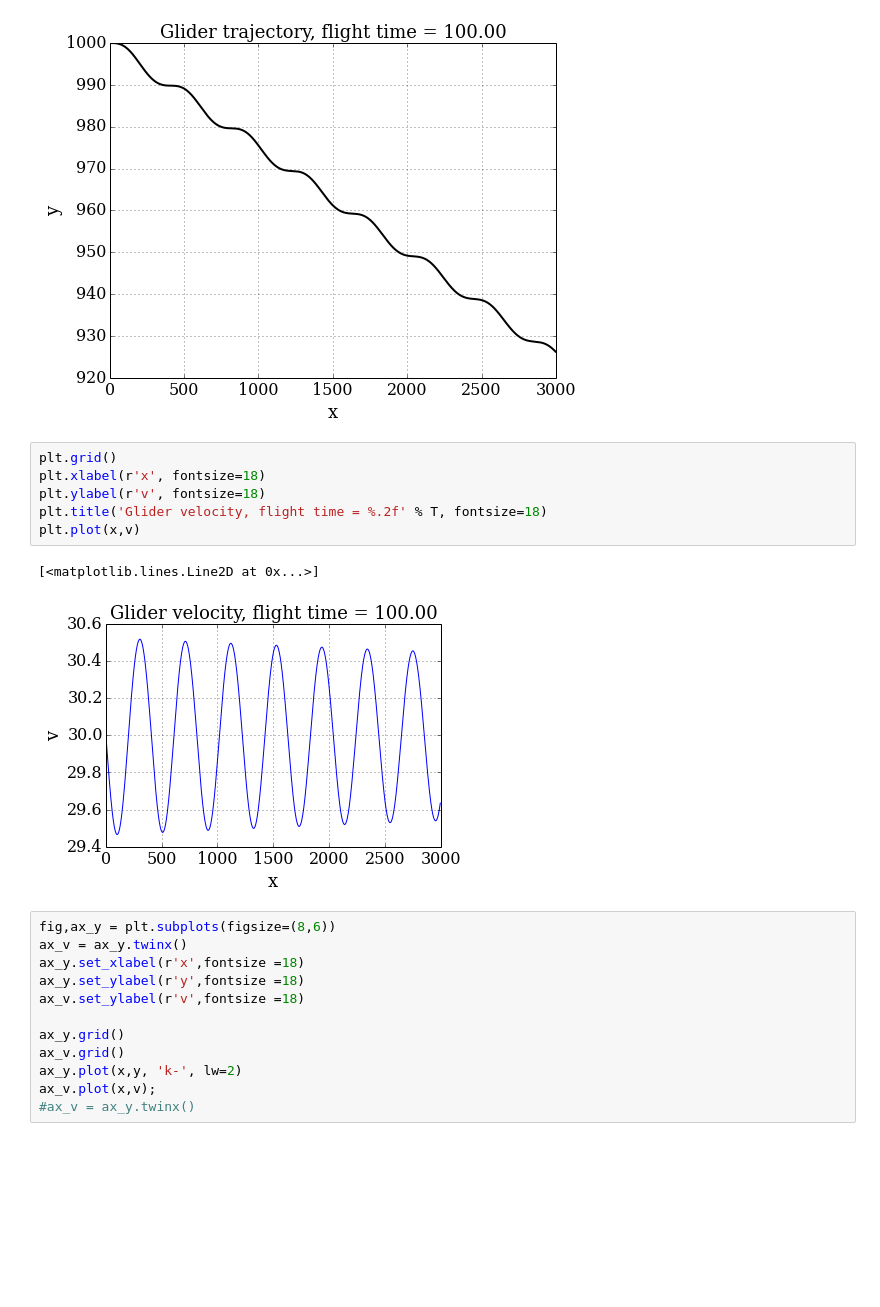
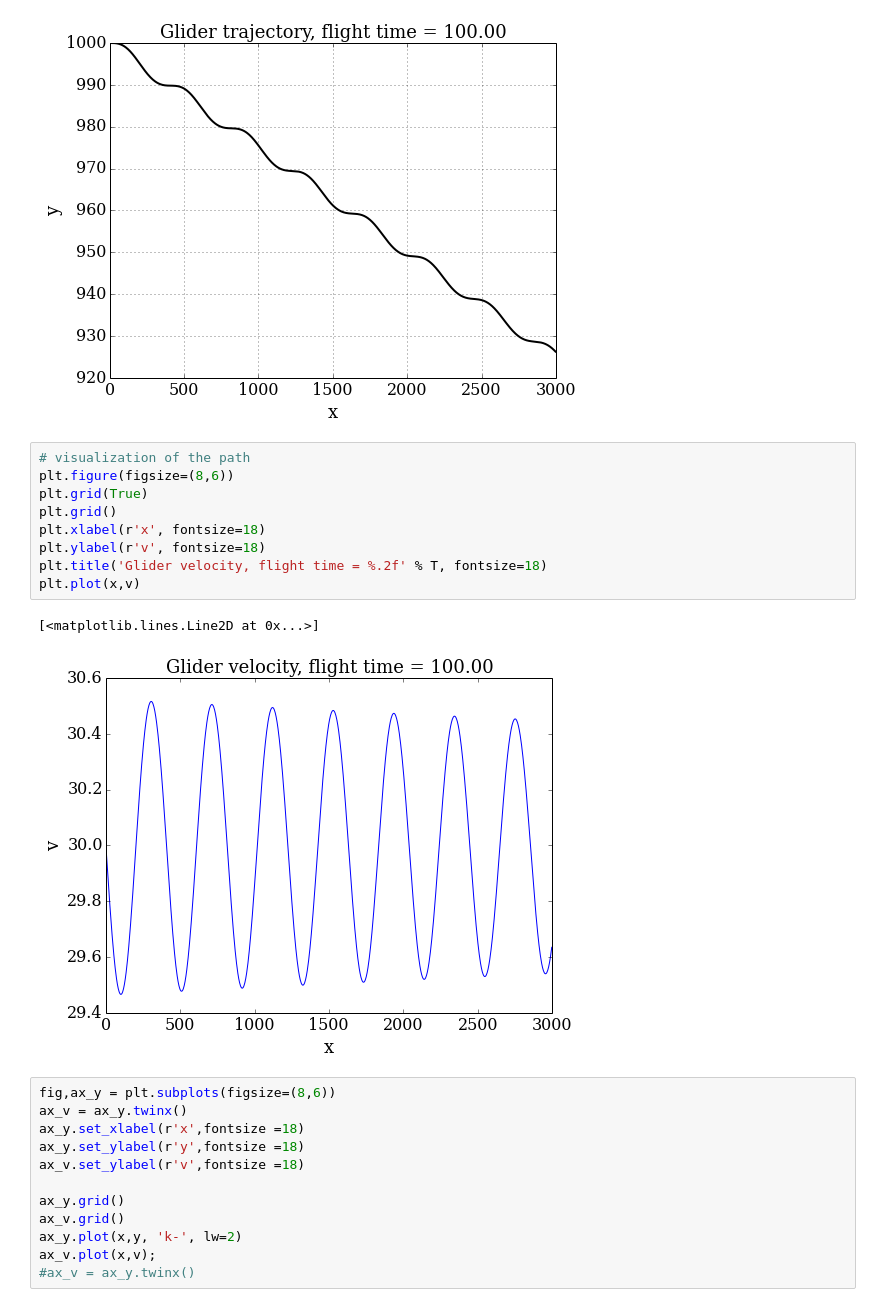
Before and after one commit to sidrahahmedAppliedMath/numerical-mooc, a Jupyter notebook: HomeWork/Full phugoid model(HW).ipynb, the cells around one changed output. Drawn from its saved outputs; the diff is of its cells as text; blank space fills up the shorter version.

```diff
--- a/HomeWork/Full phugoid model(HW).ipynb
+++ b/HomeWork/Full phugoid model(HW).ipynb
@@ -91,14 +91,17 @@ plt.plot(x,y, 'k-', lw=2);
 # %% [output]
 [figure]
 # %%
+# visualization of the path
+plt.figure(figsize=(8,6))
+plt.grid(True)
 plt.grid()
 plt.xlabel(r'x', fontsize=18)
 plt.ylabel(r'v', fontsize=18)
 plt.title('Glider velocity, flight time = %.2f' % T, fontsize=18)
 plt.plot(x,v)
 # %% [output]
 [<matplotlib.lines.Line2D at 0x...>]
-[figure, old version]
+[figure, new version]
 # %%
 fig,ax_y = plt.subplots(figsize=(8,6))
 ax_v = ax_y.twinx()
```
Also changed, not shown: parts of 2 cells of this notebook.
